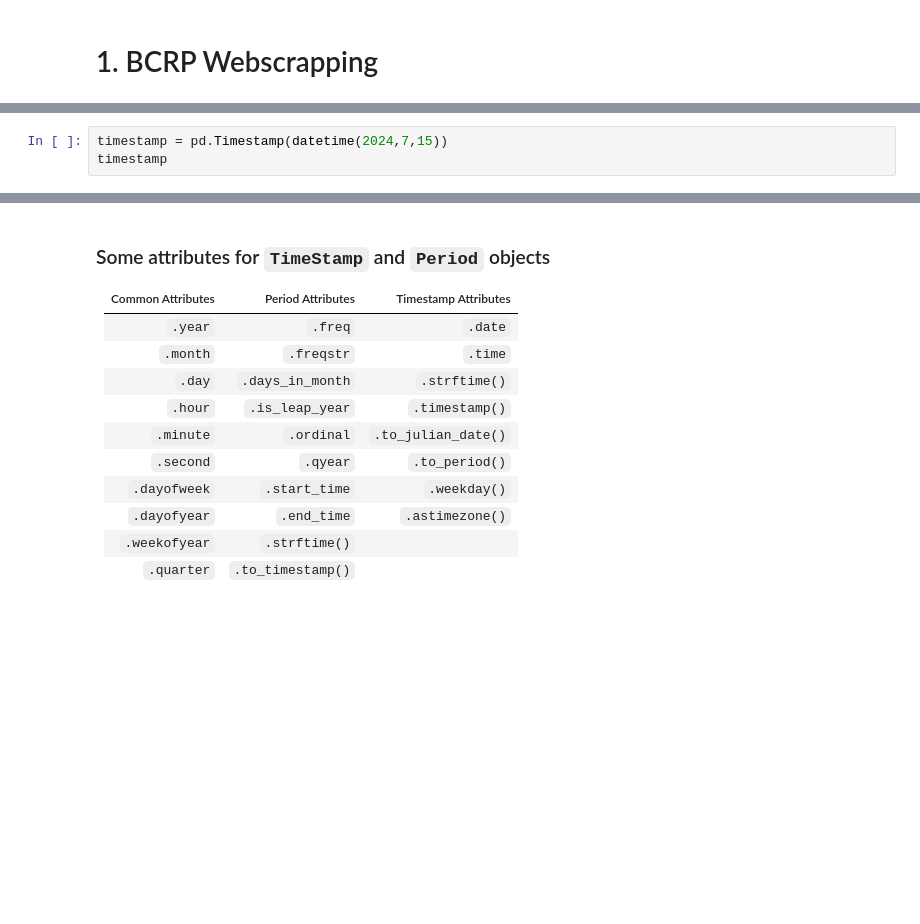
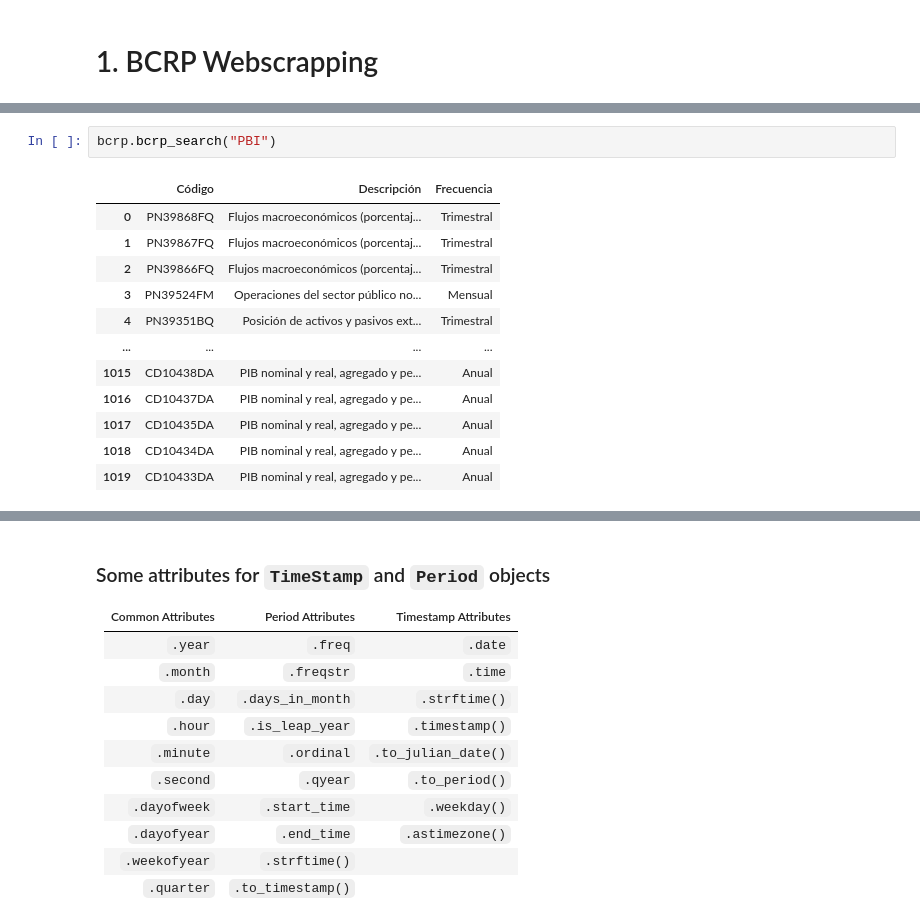
Before and after one commit to estcab00/timeseries-python, a Jupyter notebook: Sessions/Session 3 - Time Series Extraction.ipynb, the cells around one changed output, grey strips where cells are left out. Saved outputs shown, nothing was run; the diff lists cells and outputs as text; blank space fills up the shorter version.

```diff
--- a/Sessions/Session 3 - Time Series Extraction.ipynb
+++ b/Sessions/Session 3 - Time Series Extraction.ipynb
@@ -36,4 +111,15 @@ This function allows us to create points in time, providing a precise representa
 # %%
-timestamp = pd.Timestamp(datetime(2024,7,15))
-timestamp
+bcrp.bcrp_search("PBI")
 # %% [output]
+|  | Código | Descripción | Frecuencia |
+| 0 | PN39868FQ | Flujos macroeconómicos (porcentaj... | Trimestral |
+| 1 | PN39867FQ | Flujos macroeconómicos (porcentaj... | Trimestral |
+| 2 | PN39866FQ | Flujos macroeconómicos (porcentaj... | Trimestral |
+| 3 | PN39524FM | Operaciones del sector público no... | Mensual |
+| 4 | PN39351BQ | Posición de activos y pasivos ext... | Trimestral |
+| ... | ... | ... | ... |
+| 1015 | CD10438DA | PIB nominal y real, agregado y pe... | Anual |
+| 1016 | CD10437DA | PIB nominal y real, agregado y pe... | Anual |
+| 1017 | CD10435DA | PIB nominal y real, agregado y pe... | Anual |
+| 1018 | CD10434DA | PIB nominal y real, agregado y pe... | Anual |
+| 1019 | CD10433DA | PIB nominal y real, agregado y pe... | Anual |
```
Also changed, not shown: parts of 80 cells of this notebook.
